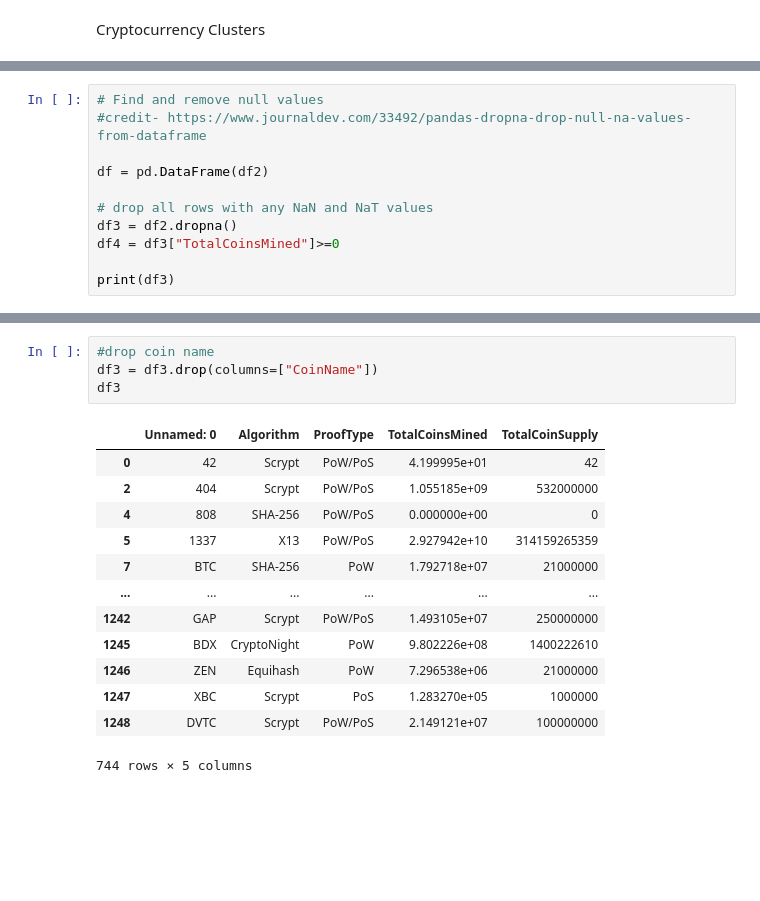
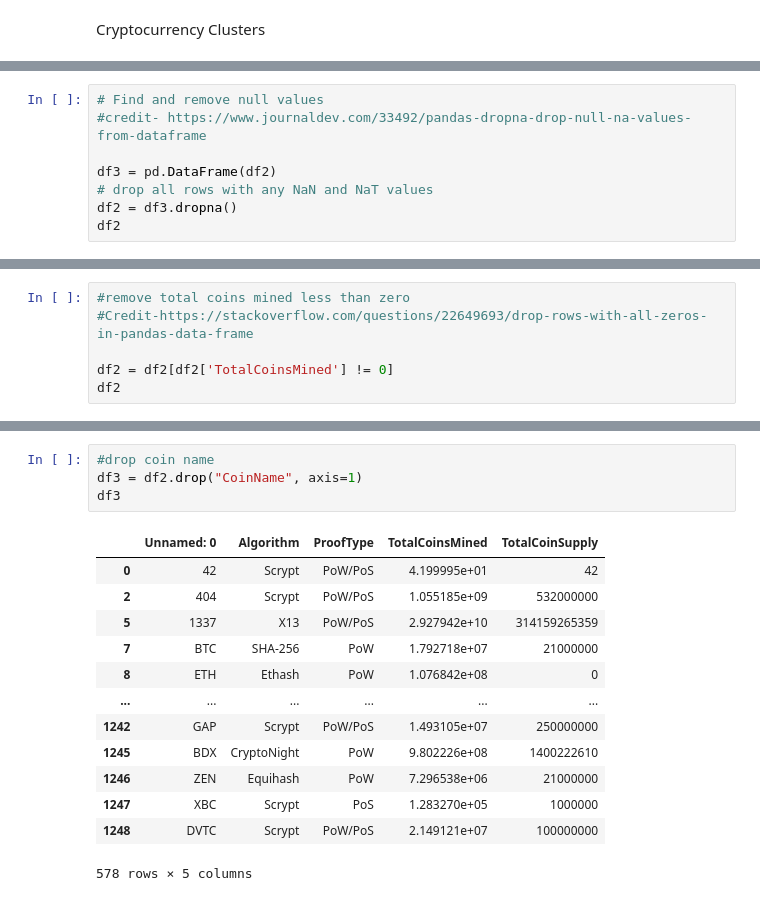
Before and after one commit to abednarz210/Machine_Learning_Unsupervised, a Jupyter notebook: Crypto_Currency .ipynb, the cells around one changed output, grey strips where cells are left out. Drawn from its saved outputs; the diff is of its cells as text; blank space fills up the shorter version.

```diff
--- a/Crypto_Currency .ipynb
+++ b/Crypto_Currency .ipynb
@@ -67,11 +70,8 @@ df2.head()
 # Find and remove null values
 #credit- https://www.journaldev.com/33492/pandas-dropna-drop-null-na-values-from-dataframe
 
-df = pd.DataFrame(df2)
-
+df3 = pd.DataFrame(df2)
 # drop all rows with any NaN and NaT values
-df3 = df2.dropna()
-df4 = df3["TotalCoinsMined"]>=0
-
-print(df3)
+df2 = df3.dropna()
+df2
 # %% [output]
@@ -110,0 +93,6 @@ df3
+# %%
+#remove total coins mined less than zero
+#Credit-https://stackoverflow.com/questions/22649693/drop-rows-with-all-zeros-in-pandas-data-frame
+
+df2 = df2[df2['TotalCoinsMined'] != 0]
+df2
@@ -111,18 +113,18 @@ df3
 # %%
 #drop coin name
-df3 = df3.drop(columns=["CoinName"])
+df3 = df2.drop("CoinName", axis=1)
 df3
 # %% [output]
 |  | Unnamed: 0 | Algorithm | ProofType | TotalCoinsMined | TotalCoinSupply |
 | 0 | 42 | Scrypt | PoW/PoS | 4.199995e+01 | 42 |
 | 2 | 404 | Scrypt | PoW/PoS | 1.055185e+09 | 532000000 |
-| 4 | 808 | SHA-256 | PoW/PoS | 0.000000e+00 | 0 |
 | 5 | 1337 | X13 | PoW/PoS | 2.927942e+10 | 314159265359 |
 | 7 | BTC | SHA-256 | PoW | 1.792718e+07 | 21000000 |
+| 8 | ETH | Ethash | PoW | 1.076842e+08 | 0 |
 | ... | ... | ... | ... | ... | ... |
 | 1242 | GAP | Scrypt | PoW/PoS | 1.493105e+07 | 250000000 |
 | 1245 | BDX | CryptoNight | PoW | 9.802226e+08 | 1400222610 |
 | 1246 | ZEN | Equihash | PoW | 7.296538e+06 | 21000000 |
 | 1247 | XBC | Scrypt | PoS | 1.283270e+05 | 1000000 |
 | 1248 | DVTC | Scrypt | PoW/PoS | 2.149121e+07 | 100000000 |
-744 rows × 5 columns
+578 rows × 5 columns
```
Also changed, not shown: parts of 17 cells of this notebook.
